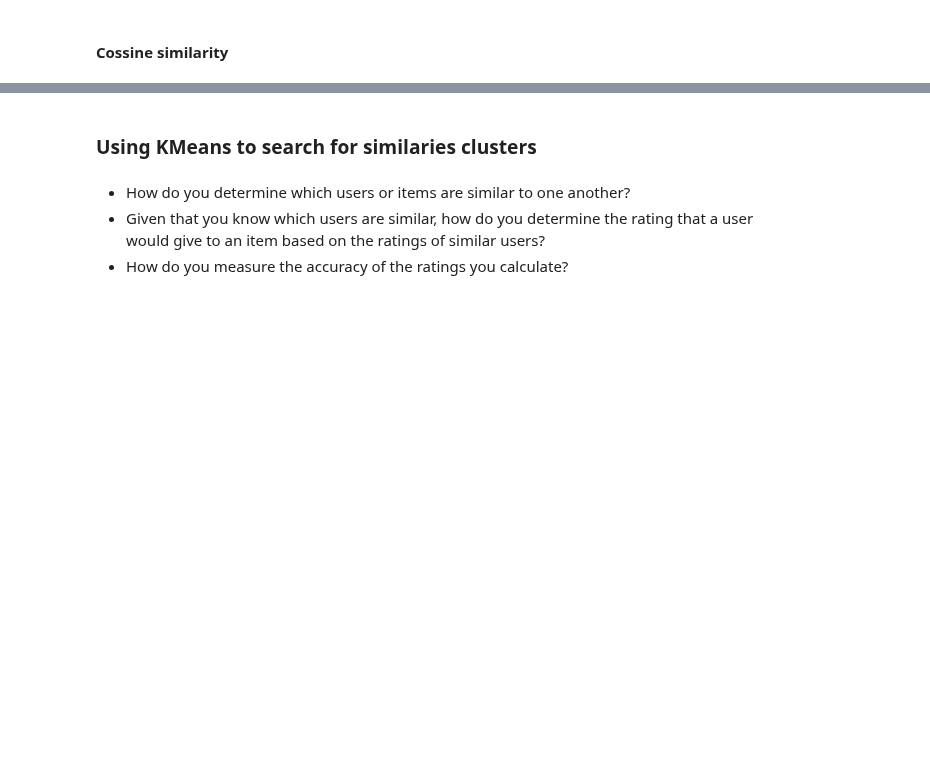
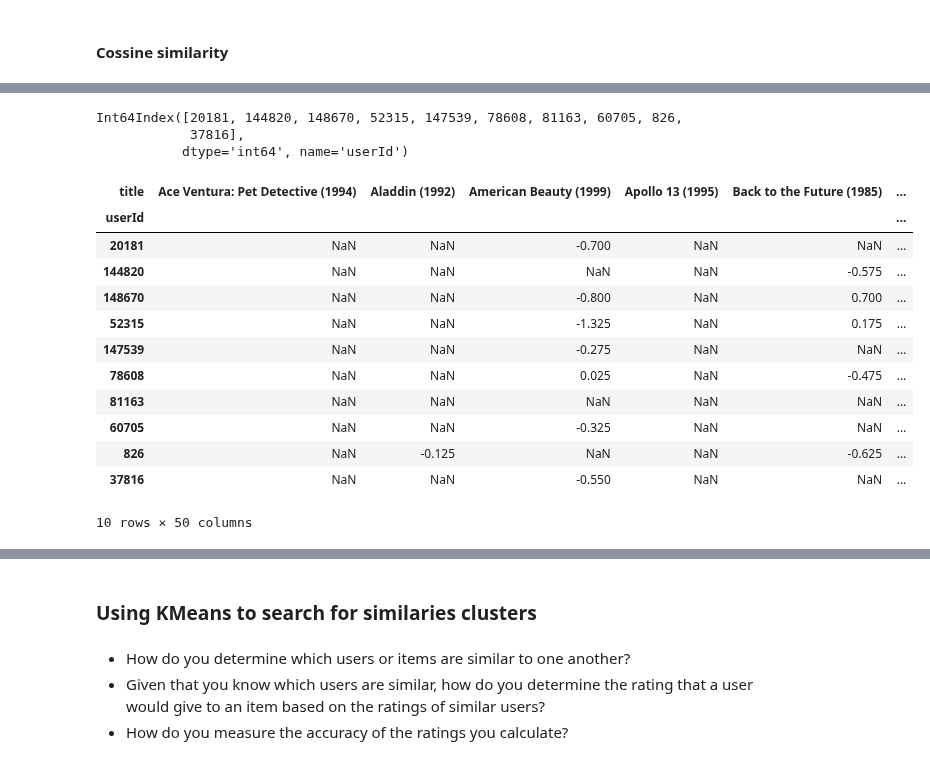
Before and after one commit to joaquim-oliveira-neto/rogue, a Jupyter notebook: notebooks/joaquim-model-test.ipynb, the cells around one changed output, grey strips where cells are left out. Saved outputs shown, nothing was run; the diff lists cells and outputs as text; code cells hidden in the pictures; blank space fills up the shorter version.

Commit message:
streamlit for ratings model is working

```diff
--- a/notebooks/joaquim-model-test.ipynb
+++ b/notebooks/joaquim-model-test.ipynb
@@ -293,0 +310,21 @@ ratings_std_by_row_fill = ratings_std_by_row.fillna(0)
+# %%
+user_rated_movies = [
+        'Batman (1989)',
+        'Memento (2000)',
+        'Matrix, The (1999)',
+        'Titanic (1997)',
+        'Inception (2010)',
+        'American Beauty (1999)',
+        'Twelve Monkeys (a.k.a. 12 Monkeys) (1995)',
+        'Lord of the Rings: The Fellowship of the Ring, The (2001)',
+        'Monty Python and the Holy Grail (1975)'
+    ]
+
+user_ratings = [1,4,3,1,4,1,1,5,1]
+
+user_ratings_df = make_user_ratings(
+    user_rated_movies,
+    user_ratings,
+    ratings_std_by_row_fill
+)
+user_ratings_df
@@ -295,6 +336,6 @@ ratings_std_by_row_fill = ratings_std_by_row.fillna(0)
 #### Cossine similarity
 # %%
 from sklearn.metrics.pairwise import cosine_similarity
-user_similarity = cosine_similarity(ratings_std_by_row_fill)
-user_similarity.shape
+user_similarities = cosine_similarity(ratings_std_by_row_fill, user_ratings_df)
+user_similarities.shape
 # %% [output]
@@ -308,0 +343,3 @@ pd.DataFrame(user_similarity)
+# %%
+user_similarities_df = pd.DataFrame(user_similarities, index = ratings_std_by_row_fill.index, columns=['similarity'])
+user_similarities_df
@@ -308,0 +361,31 @@ pd.DataFrame(user_similarity)
+# %%
+def get_similar_users(user_similarities_df, number_of_similar_users):
+    return user_similarities_df.sort_values(by='similarity', ascending=False).head(number_of_similar_users).index
+
+similar_users = get_similar_users(user_similarities_df, 10)
+similar_users
+# %% [output]
+Int64Index([20181, 144820, 148670, 52315, 147539, 78608, 81163, 60705, 826,
+            37816],
+           dtype='int64', name='userId')
+# %%
+def get_movies_not_seen(users_movies_ratings, similar_users, user_rated_movies):
+#     return users_movies_ratings.loc[similar_users].drop(columns=user_rated_movies)
+        return users_movies_ratings.loc[similar_users]
+
+movies_not_seen = get_movies_not_seen(ratings_std_by_row, similar_users, user_rated_movies)
+movies_not_seen
+# %% [output]
+| title | Ace Ventura: Pet Detective (1994) | Aladdin (1992) | American Beauty (1999) | Apollo 13 (1995) | Back to the Future (1985) | ... |
+| userId |  |  |  |  |  | ... |
+| 20181 | NaN | NaN | -0.700 | NaN | NaN | ... |
+| 144820 | NaN | NaN | NaN | NaN | -0.575 | ... |
+| 148670 | NaN | NaN | -0.800 | NaN | 0.700 | ... |
+| 52315 | NaN | NaN | -1.325 | NaN | 0.175 | ... |
+| 147539 | NaN | NaN | -0.275 | NaN | NaN | ... |
+| 78608 | NaN | NaN | 0.025 | NaN | -0.475 | ... |
+| 81163 | NaN | NaN | NaN | NaN | NaN | ... |
+| 60705 | NaN | NaN | -0.325 | NaN | NaN | ... |
+| 826 | NaN | -0.125 | NaN | NaN | -0.625 | ... |
+| 37816 | NaN | NaN | -0.550 | NaN | NaN | ... |
+10 rows × 50 columns
```
Also changed, not shown: parts of 33 cells of this notebook, 4 other files.
